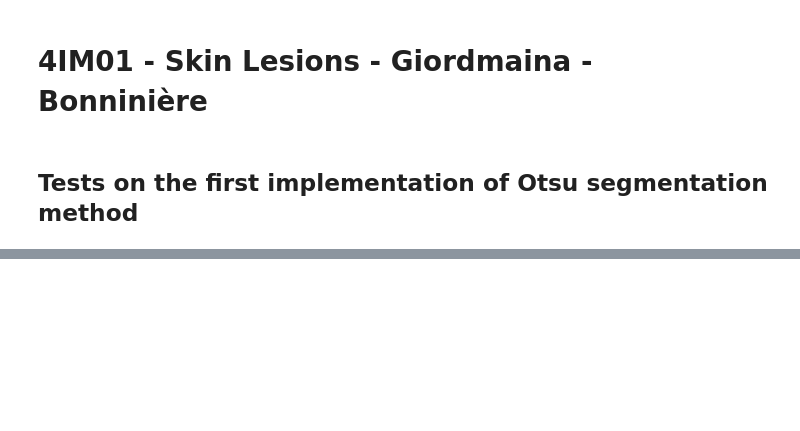
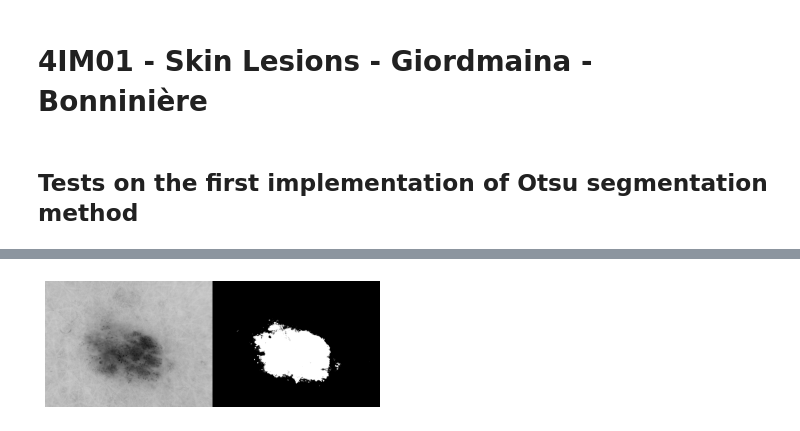
Before and after one commit to louisgiord/Skin_lesion_segmentation, a Jupyter notebook: main.ipynb, the cells around one changed output, grey strips where cells are left out. Drawn from its saved outputs; the diff is of its cells as text; code cells hidden in the pictures; blank space fills up the shorter version.

```diff
--- a/main.ipynb
+++ b/main.ipynb
@@ -71,0 +107,5 @@ viewimg(im_gray4, mask4)
+# %%
+ret6, mask6 = cv2.threshold(im_gray6, t6, 255, cv2.THRESH_BINARY_INV)
+viewimg(im_gray6, mask6)
+# %% [output]
+[figure, added]
```
Also changed, not shown: parts of 14 cells of this notebook, 24 other files.
